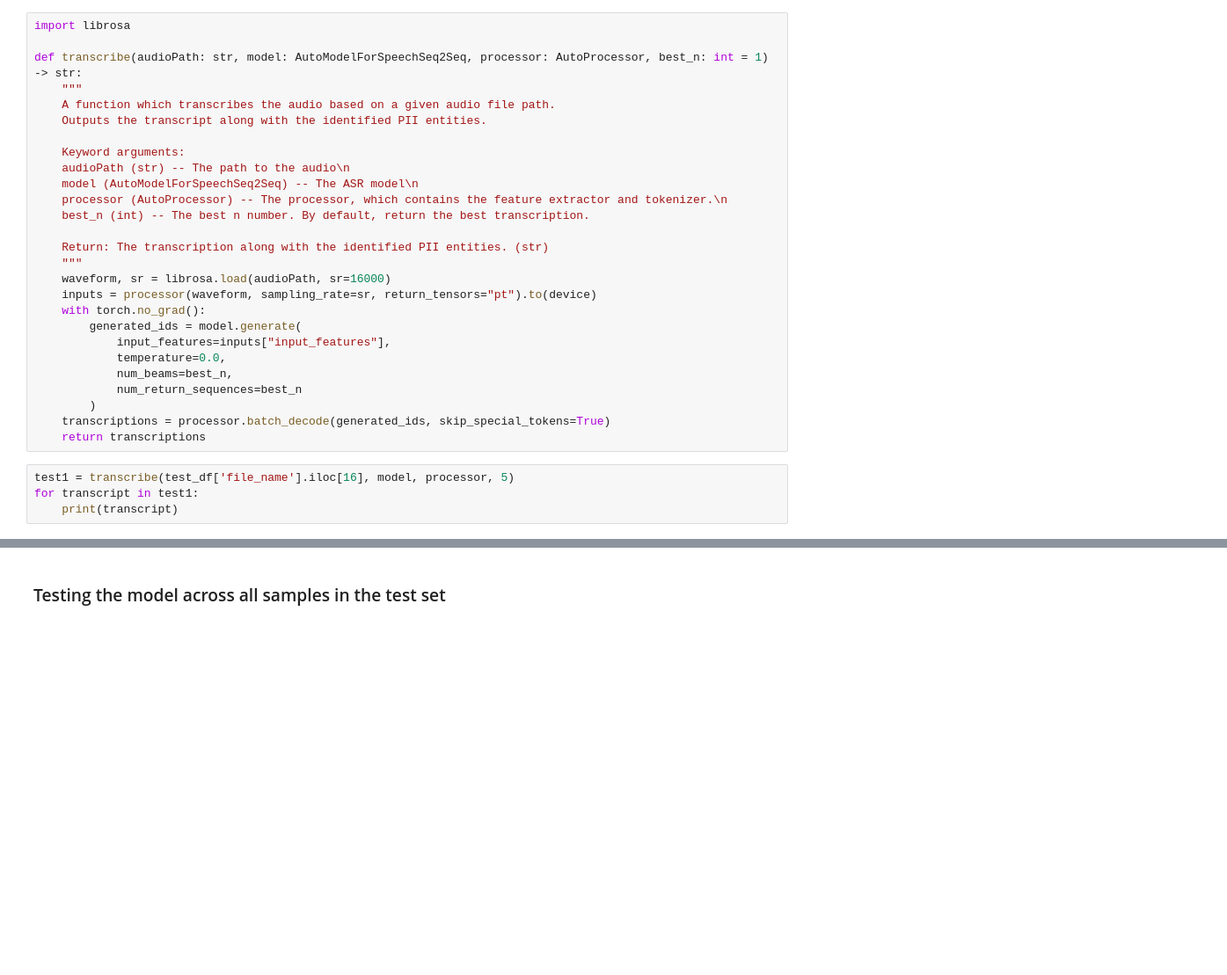
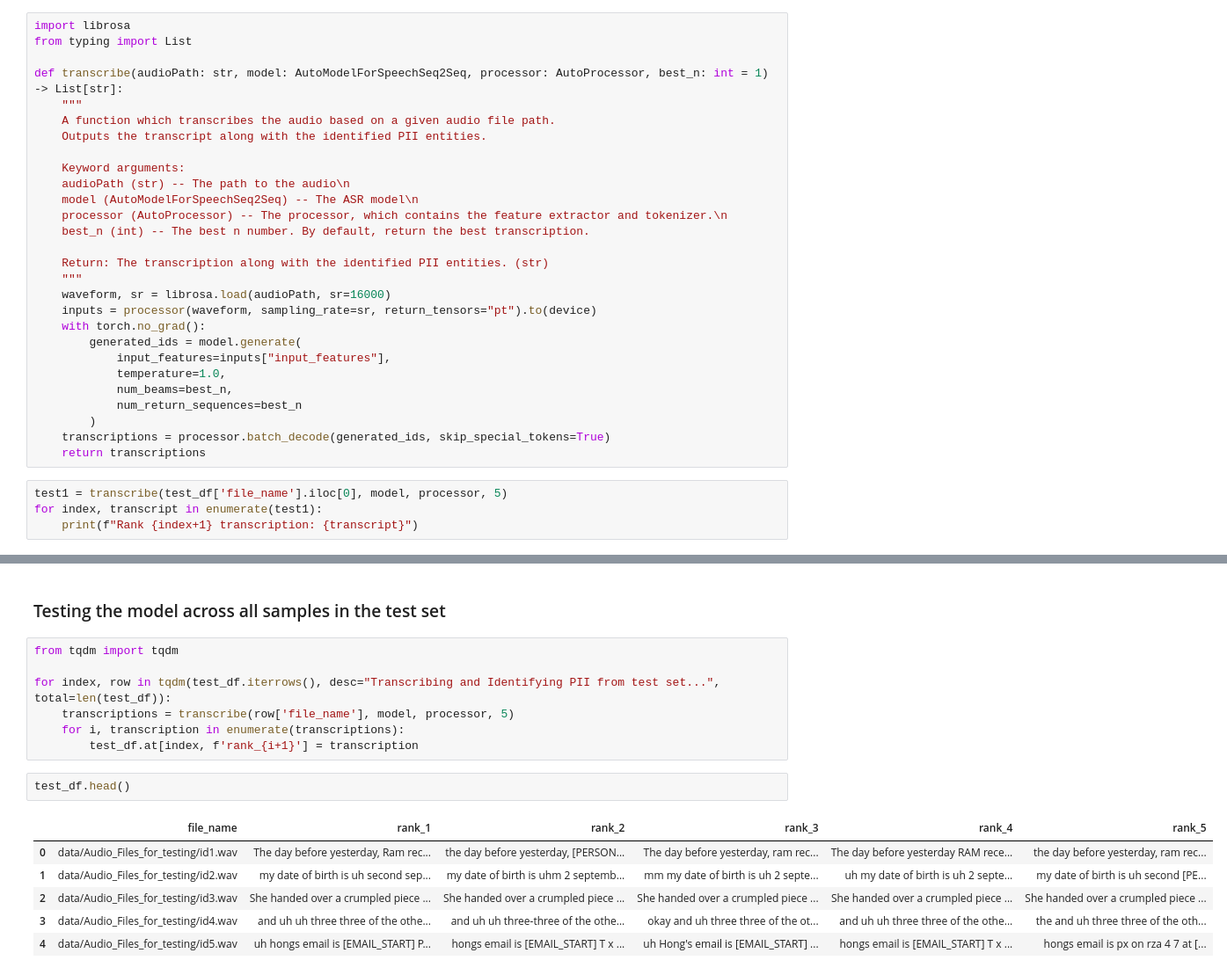
Before and after one commit to farhanazmiCS/Speech-PII-Public, a Jupyter notebook: Entity_Aware_ASR_Testing.ipynb, the cells around one changed output, grey strips where cells are left out. Shown at 88% size. Drawn from its saved outputs; the diff is of its cells as text; blank space fills up the shorter version.

```diff
--- a/Entity_Aware_ASR_Testing.ipynb
+++ b/Entity_Aware_ASR_Testing.ipynb
@@ -91,8 +153,9 @@ test_df.head()
 ### Test the model with one sample
 # %%
 import librosa
+from typing import List
 
-def transcribe(audioPath: str, model: AutoModelForSpeechSeq2Seq, processor: AutoProcessor, best_n: int = 1) -> str:
+def transcribe(audioPath: str, model: AutoModelForSpeechSeq2Seq, processor: AutoProcessor, best_n: int = 1) -> List[str]:
     """
     A function which transcribes the audio based on a given audio file path.
     Outputs the transcript along with the identified PII entities.
@@ -110,14 +173,14 @@ def transcribe(audioPath: str, model: AutoModelForSpeechSeq2Seq, processor: Auto
     with torch.no_grad():
         generated_ids = model.generate(
             input_features=inputs["input_features"],
-            temperature=0.0,
+            temperature=1.0,
             num_beams=best_n,
             num_return_sequences=best_n
         )
     transcriptions = processor.batch_decode(generated_ids, skip_special_tokens=True)
     return transcriptions
 # %%
-test1 = transcribe(test_df['file_name'].iloc[16], model, processor, 5)
-for transcript in test1:
-    print(transcript)
+test1 = transcribe(test_df['file_name'].iloc[0], model, processor, 5)
+for index, transcript in enumerate(test1):
+    print(f"Rank {index+1} transcription: {transcript}")
 # %% [output]
@@ -125,2 +192,18 @@ RuntimeError: MPS backend out of memory (MPS allocated: 17.79 GB, other allocati
 # %% [markdown]
 ### Testing the model across all samples in the test set
+# %%
+from tqdm import tqdm
+
+for index, row in tqdm(test_df.iterrows(), desc="Transcribing and Identifying PII from test set...", total=len(test_df)):
+    transcriptions = transcribe(row['file_name'], model, processor, 5)
+    for i, transcription in enumerate(transcriptions):
+        test_df.at[index, f'rank_{i+1}'] = transcription
+# %%
+test_df.head()
+# %% [output]
+|  | file_name | rank_1 | rank_2 | rank_3 | rank_4 | rank_5 |
+| 0 | data/Audio_Files_for_testing/id1.wav | The day before yesterday, Ram rec... | the day before yesterday, [PERSON... | The day before yesterday, ram rec... | The day before yesterday RAM rece... | the day before yesterday, ram rec... |
+| 1 | data/Audio_Files_for_testing/id2.wav | my date of birth is uh second sep... | my date of birth is uhm 2 septemb... | mm my date of birth is uh 2 septe... | uh my date of birth is uh 2 septe... | my date of birth is uh second [PE... |
+| 2 | data/Audio_Files_for_testing/id3.wav | She handed over a crumpled piece ... | She handed over a crumpled piece ... | She handed over a crumpled piece ... | She handed over a crumpled piece ... | She handed over a crumpled piece ... |
+| 3 | data/Audio_Files_for_testing/id4.wav | and uh uh three three of the othe... | and uh uh three-three of the othe... | okay and uh three three of the ot... | and uh uh three three of the othe... | the and uh three three of the oth... |
+| 4 | data/Audio_Files_for_testing/id5.wav | uh hongs email is [EMAIL_START] P... | hongs email is [EMAIL_START] T x ... | uh Hong's email is [EMAIL_START] ... | hongs email is [EMAIL_START] T x ... | hongs email is px on rza 4 7 at [... |
```
Also changed, not shown: parts of 25 cells of this notebook.
